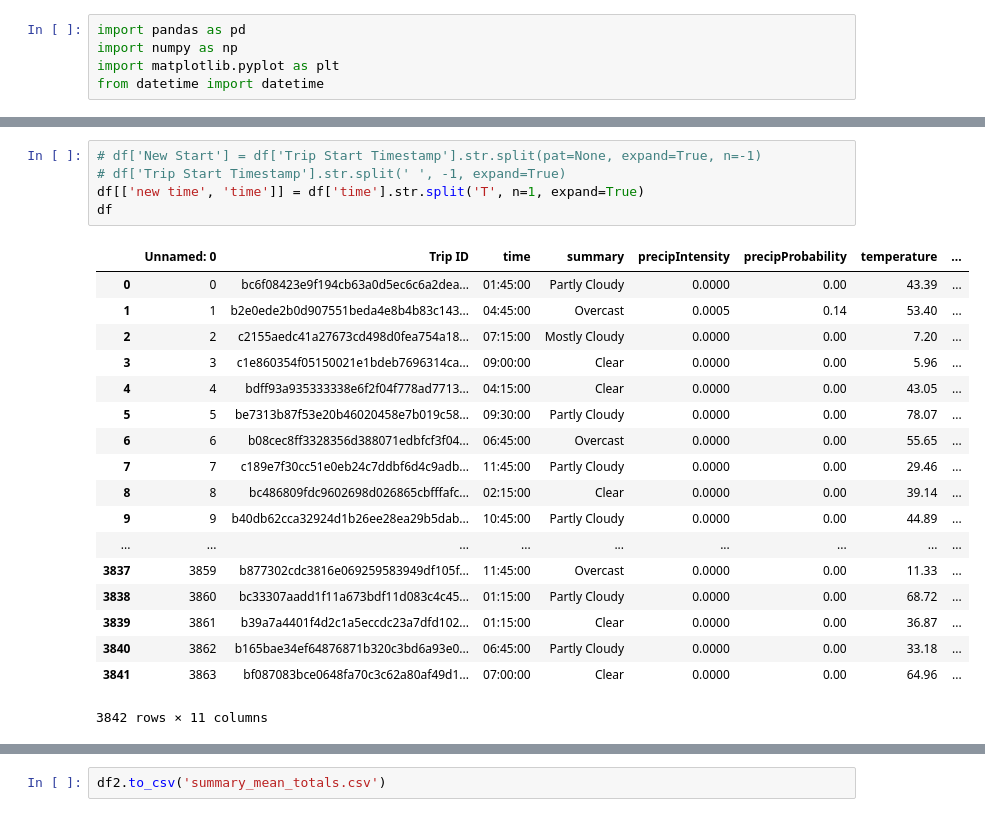
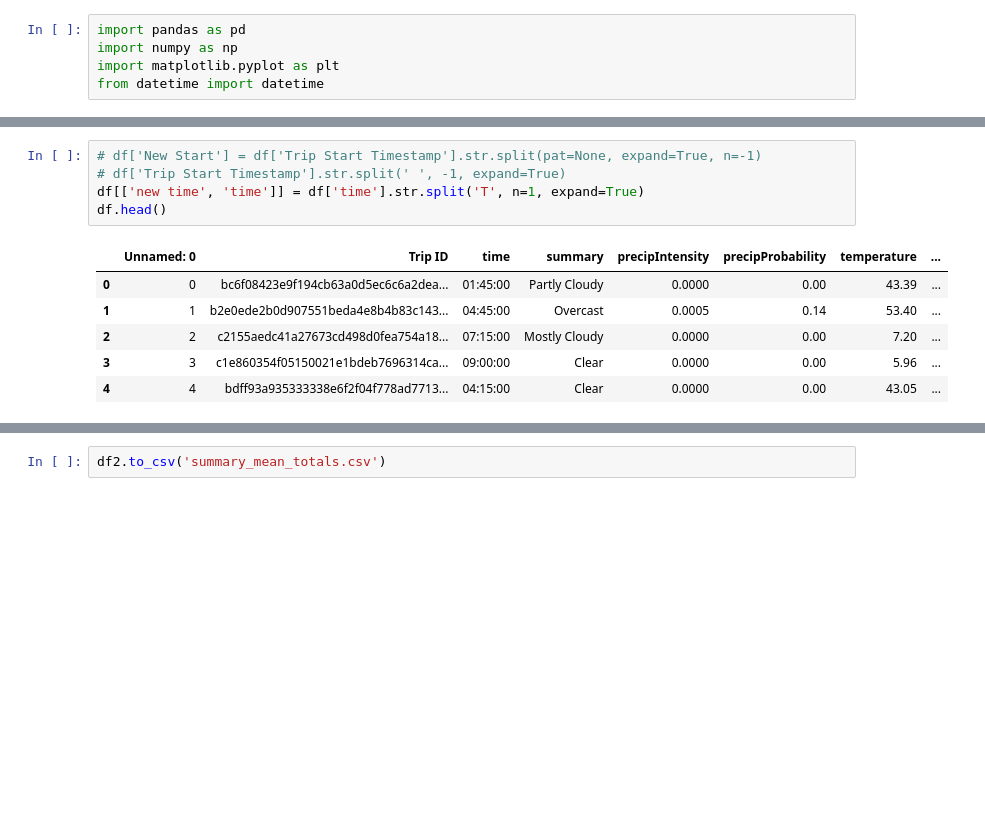
Before and after one commit to peterjorphan/07-project_one, a Jupyter notebook: Resources/jared_datawork.ipynb, the cells around one changed output, grey strips where cells are left out. Cells and saved outputs as stored; diff of their text form; blank space fills up the shorter version.

```diff
--- a/Resources/jared_datawork.ipynb
+++ b/Resources/jared_datawork.ipynb
@@ -29,27 +29,15 @@ df
 # %%
 # df['New Start'] = df['Trip Start Timestamp'].str.split(pat=None, expand=True, n=-1)
 # df['Trip Start Timestamp'].str.split(' ', -1, expand=True)
 df[['new time', 'time']] = df['time'].str.split('T', n=1, expand=True)
-df
+df.head()
 # %% [output]
 |  | Unnamed: 0 | Trip ID | time | summary | precipIntensity | precipProbability | temperature | ... |
 | 0 | 0 | bc6f08423e9f194cb63a0d5ec6c6a2dea... | 01:45:00 | Partly Cloudy | 0.0000 | 0.00 | 43.39 | ... |
 | 1 | 1 | b2e0ede2b0d907551beda4e8b4b83c143... | 04:45:00 | Overcast | 0.0005 | 0.14 | 53.40 | ... |
 | 2 | 2 | c2155aedc41a27673cd498d0fea754a18... | 07:15:00 | Mostly Cloudy | 0.0000 | 0.00 | 7.20 | ... |
 | 3 | 3 | c1e860354f05150021e1bdeb7696314ca... | 09:00:00 | Clear | 0.0000 | 0.00 | 5.96 | ... |
 | 4 | 4 | bdff93a935333338e6f2f04f778ad7713... | 04:15:00 | Clear | 0.0000 | 0.00 | 43.05 | ... |
-| 5 | 5 | be7313b87f53e20b46020458e7b019c58... | 09:30:00 | Partly Cloudy | 0.0000 | 0.00 | 78.07 | ... |
-| 6 | 6 | b08cec8ff3328356d388071edbfcf3f04... | 06:45:00 | Overcast | 0.0000 | 0.00 | 55.65 | ... |
-| 7 | 7 | c189e7f30cc51e0eb24c7ddbf6d4c9adb... | 11:45:00 | Partly Cloudy | 0.0000 | 0.00 | 29.46 | ... |
-| 8 | 8 | bc486809fdc9602698d026865cbfffafc... | 02:15:00 | Clear | 0.0000 | 0.00 | 39.14 | ... |
-| 9 | 9 | b40db62cca32924d1b26ee28ea29b5dab... | 10:45:00 | Partly Cloudy | 0.0000 | 0.00 | 44.89 | ... |
-| ... | ... | ... | ... | ... | ... | ... | ... | ... |
-| 3837 | 3859 | b877302cdc3816e069259583949df105f... | 11:45:00 | Overcast | 0.0000 | 0.00 | 11.33 | ... |
-| 3838 | 3860 | bc33307aadd1f11a673bdf11d083c4c45... | 01:15:00 | Partly Cloudy | 0.0000 | 0.00 | 68.72 | ... |
-| 3839 | 3861 | b39a7a4401f4d2c1a5eccdc23a7dfd102... | 01:15:00 | Clear | 0.0000 | 0.00 | 36.87 | ... |
-| 3840 | 3862 | b165bae34ef64876871b320c3bd6a93e0... | 06:45:00 | Partly Cloudy | 0.0000 | 0.00 | 33.18 | ... |
-| 3841 | 3863 | bf087083bce0648fa70c3c62a80af49d1... | 07:00:00 | Clear | 0.0000 | 0.00 | 64.96 | ... |
-3842 rows × 11 columns
 # %%
 # df1 = df.groupby(['summary', 'new time'])['Trip ID'].count()
 df1 = df.groupby(['summary', 'new time'], as_index=False).agg({'Trip ID': 'count', 'precipIntensity': 'mean', 'precipProbability': 'mean', 'temperature': 'mean', 'apparentTemperature': 'mean', 'windSpeed': 'mean'})
```
Also changed, not shown: parts of 7 cells of this notebook, 4 other files.
